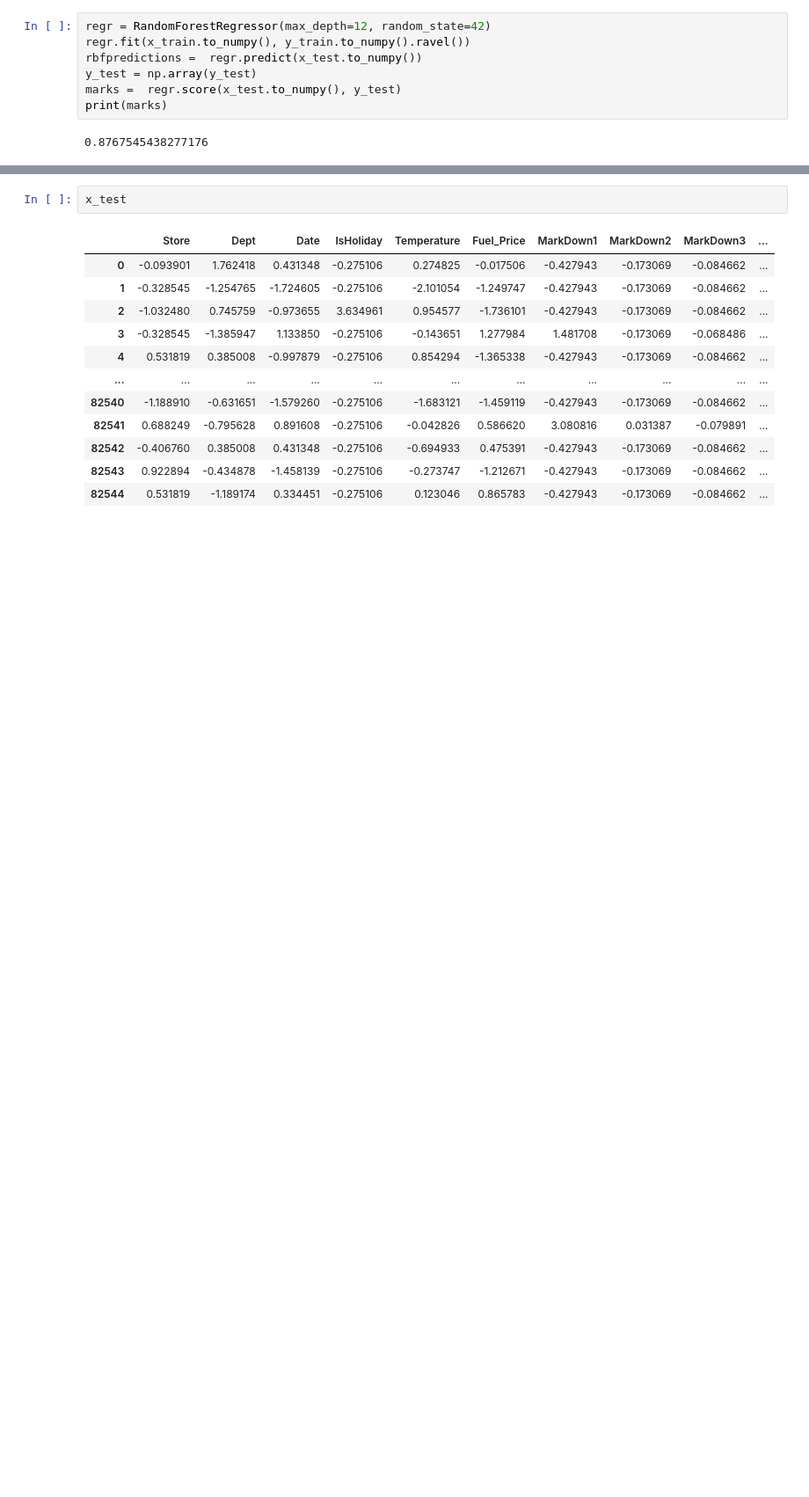
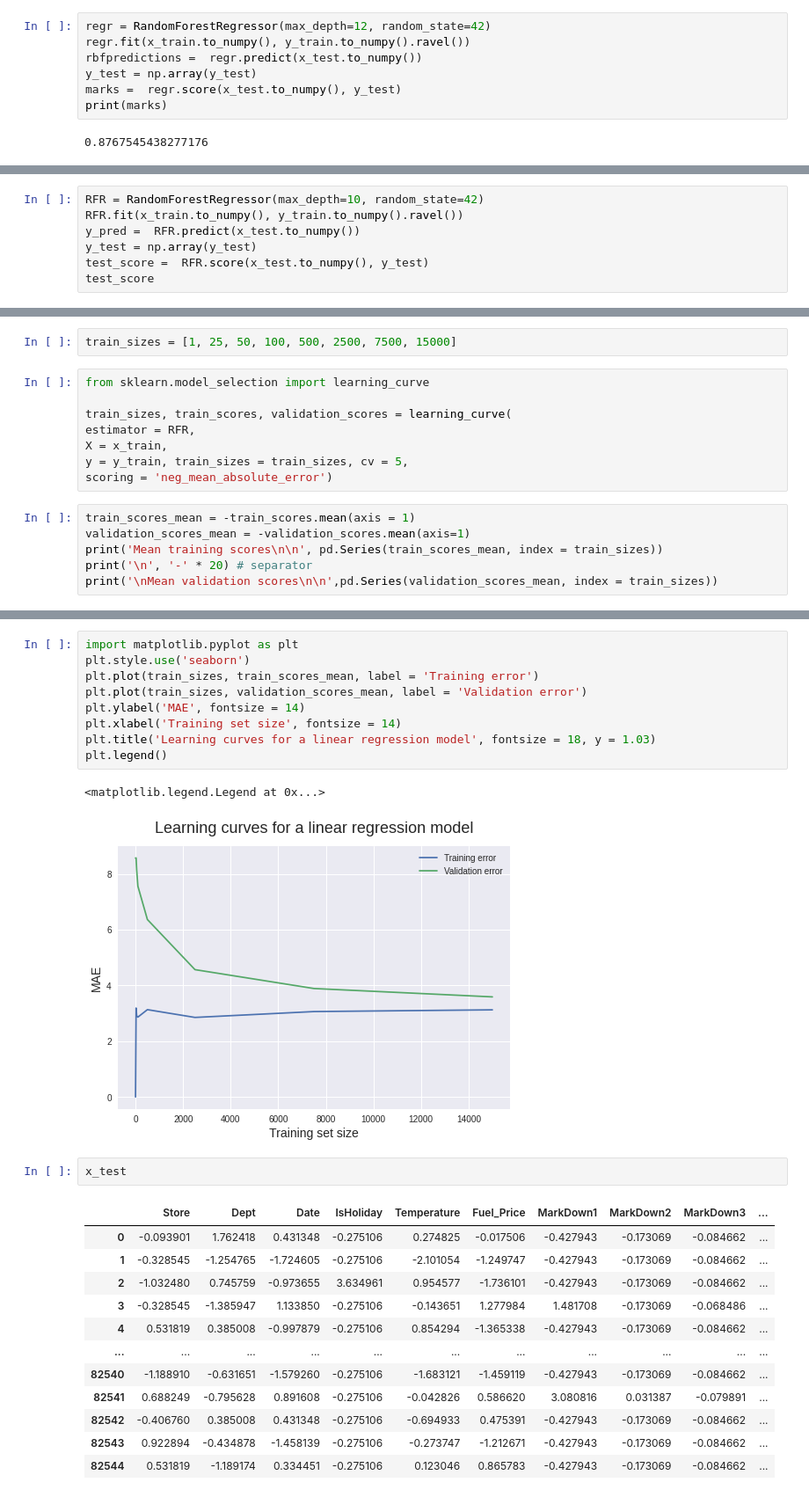
Before and after one commit to EricYangg/4AI3-Walmart-Forecast, a Jupyter notebook: Walmart_RFR.ipynb, the cells around one changed output, grey strips where cells are left out. Shown: that part at 88% size. Cells and saved outputs as stored; diff of their text form; blank space fills up the shorter version.

Commit message:
Other Models

```diff
--- a/Walmart_RFR.ipynb
+++ b/Walmart_RFR.ipynb
@@ -61,0 +62,7 @@ RandomForestRegressor(max_depth=10, n_estimators=200)
+# %%
+RFR = RandomForestRegressor(max_depth=10, random_state=42)
+RFR.fit(x_train.to_numpy(), y_train.to_numpy().ravel())
+y_pred =  RFR.predict(x_test.to_numpy())
+y_test = np.array(y_test)
+test_score =  RFR.score(x_test.to_numpy(), y_test)
+test_score
@@ -61,0 +71,16 @@ RandomForestRegressor(max_depth=10, n_estimators=200)
+# %%
+train_sizes = [1, 25, 50, 100, 500, 2500, 7500, 15000]
+# %%
+from sklearn.model_selection import learning_curve
+
+train_sizes, train_scores, validation_scores = learning_curve(
+estimator = RFR,
+X = x_train,
+y = y_train, train_sizes = train_sizes, cv = 5,
+scoring = 'neg_mean_absolute_error')
+# %%
+train_scores_mean = -train_scores.mean(axis = 1)
+validation_scores_mean = -validation_scores.mean(axis=1)
+print('Mean training scores\n\n', pd.Series(train_scores_mean, index = train_sizes))
+print('\n', '-' * 20) # separator
+print('\nMean validation scores\n\n',pd.Series(validation_scores_mean, index = train_sizes))
@@ -62,3 +117,15 @@ RandomForestRegressor(max_depth=10, n_estimators=200)
+# %%
+import matplotlib.pyplot as plt
+plt.style.use('seaborn')
+plt.plot(train_sizes, train_scores_mean, label = 'Training error')
+plt.plot(train_sizes, validation_scores_mean, label = 'Validation error')
+plt.ylabel('MAE', fontsize = 14)
+plt.xlabel('Training set size', fontsize = 14)
+plt.title('Learning curves for a linear regression model', fontsize = 18, y = 1.03)
+plt.legend()
+# %% [output]
+<matplotlib.legend.Legend at 0x...>
+[figure, added]
 # %%
 x_test
 # %% [output]
```
Also changed, not shown: parts of 4 cells of this notebook, 2 other files.
